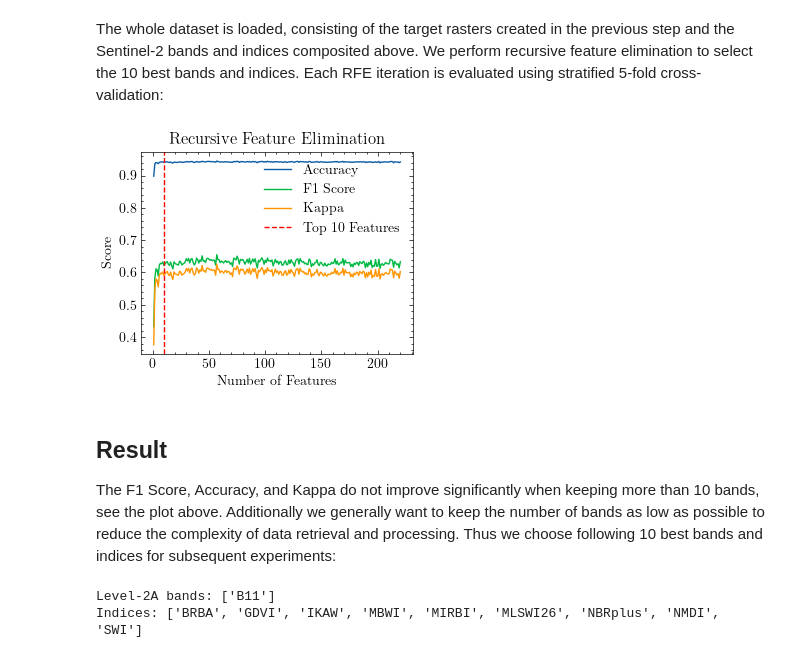
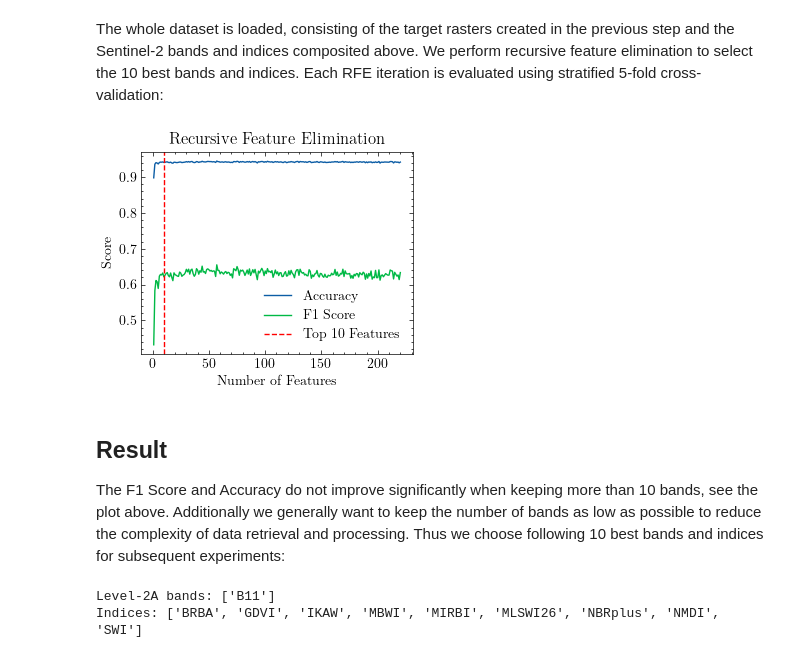
Before and after one commit to peter-hofinger/sentinel-leaf-classification, a Jupyter notebook: notebooks/1-band-importance.ipynb, the cells around one changed output. Saved outputs shown, nothing was run; the diff lists cells and outputs as text; code cells hidden in the pictures.

Commit message:
Remove Kappa due to unsuitability for thematic maps

```diff
--- a/notebooks/1-band-importance.ipynb
+++ b/notebooks/1-band-importance.ipynb
@@ -127,7 +127,7 @@ The whole dataset is loaded, consisting of the target rasters created in the pre
 import pandas as pd
 from sklearn.ensemble import RandomForestClassifier
 from sklearn.feature_selection import RFE
-from sklearn.metrics import accuracy_score, cohen_kappa_score, f1_score, make_scorer
+from sklearn.metrics import accuracy_score, f1_score, make_scorer
 from sklearn.model_selection import StratifiedKFold, cross_validate
 from tqdm.notebook import tqdm
 
@@ -151,7 +151,6 @@ if not Path(band_importance_path).exists():
     scoring = {
         "F1 Score": make_scorer(f1_score),
         "Accuracy": make_scorer(accuracy_score),
-        "Kappa": make_scorer(cohen_kappa_score),
     }
 
     # Get the features in reverse order of elimination
@@ -183,32 +182,31 @@ else:
 # %%
 # Plot the RFE scores for n bands
 import matplotlib.pyplot as plt
 import scienceplots  # noqa: F401
 
 # Use science style for plots
 plt.style.use("science")
 
 # Plot RFE scores
 fig, ax = plt.subplots()
 score_df["Index"] = range(1, score_df.shape[0] + 1)
 score_df.plot(x="Index", y="Accuracy", label="Accuracy", ax=ax)
 score_df.plot(x="Index", y="F1 Score", label="F1 Score", ax=ax)
-score_df.plot(x="Index", y="Kappa", label="Kappa", ax=ax)
 ax.axvline(10, color="red", linestyle="--", label="Top 10 Features")
 
 # Format the plot
 ax.set_title("Recursive Feature Elimination")
 ax.set_xlabel("Number of Features")
 ax.set_ylabel("Score")
 ax.legend()
 
 plt.show()
 # %% [output]
-[figure, old version]
+[figure, new version]
 # %% [markdown]
 ## Result
 
-The F1 Score, Accuracy, and Kappa do not improve significantly when keeping more than 10 bands, see the plot above. Additionally we generally want to keep the number of bands as low as possible to reduce the complexity of data retrieval and processing. Thus we choose following 10 best bands and indices for subsequent experiments:
+The F1 Score and Accuracy do not improve significantly when keeping more than 10 bands, see the plot above. Additionally we generally want to keep the number of bands as low as possible to reduce the complexity of data retrieval and processing. Thus we choose following 10 best bands and indices for subsequent experiments:
 # %%
 # List all selected bands and indices
 from slc.models import bands_from_importance
```
Also changed, not shown: parts of 1 cell of this notebook, 20 other files.
